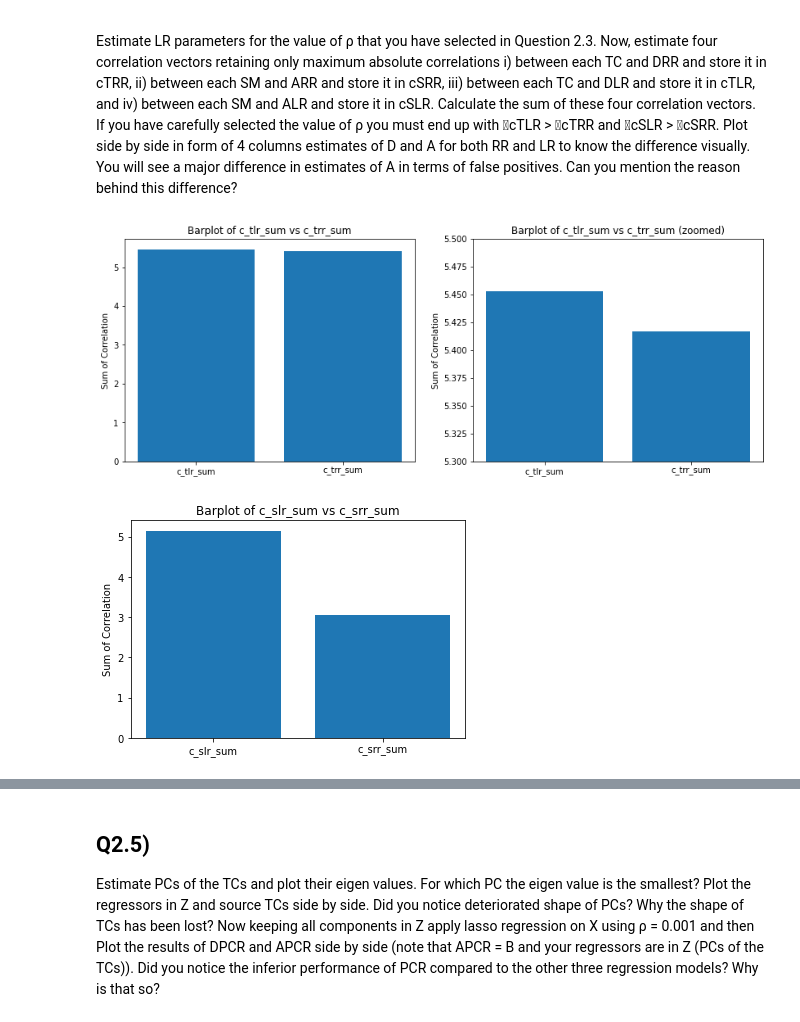
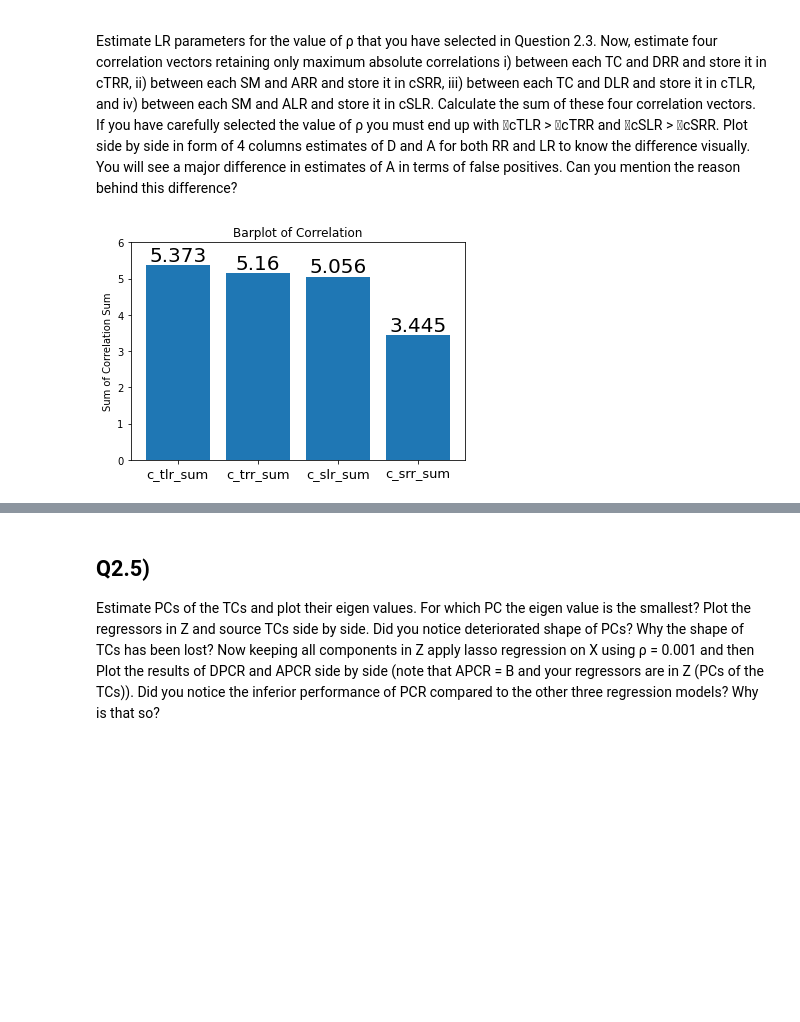
Before and after one commit to tzhern/MAST30034-Assignment-1, a Jupyter notebook: assignment1.ipynb, the cells around one changed output, grey strips where cells are left out. Cells and saved outputs as stored; diff of their text form; code cells hidden in the pictures; blank space fills up the shorter version.

```diff
--- a/assignment1.ipynb
+++ b/assignment1.ipynb
@@ -236,6 +231,7 @@ D = TC
 
 # Estimate lsr parameters
 A_lsr = inv(D.T @ D) @ D.T @ X
+A_lsr = np.abs(A_lsr)
 D_lsr = X @ A_lsr.T
 
 # Plot six retrieved sources using A_lsr and D_lsr side by side
@@ -403,10 +413,10 @@ for rho in rhos:  # try each rho
         gamma_t = np.random.normal(0, np.sqrt(var_t), size = (TC.shape[0], TC.shape[1]))  # generate noise
         np.random.seed(i + 14)
         gamma_s = np.random.normal(0, np.sqrt(var_s), size = (SM.shape[0], SM.shape[1]))  # generate noise
-        X = (TC + gamma_t) @ (SM + gamma_s)
-        X = scale(X) # standardize X
-        A_lr, D_lr = estimate_lr_params(TC=TC, rho=rho, X=X)
-        MSE += np.sum((X - D_lr @ A_lr)**2)/ (N * V)
+        X_new = (TC + gamma_t) @ (SM + gamma_s)
+        X_new = scale(X_new) # standardize X
+        A_lr, D_lr = estimate_lr_params(TC=TC, rho=rho, X=X_new)
+        MSE += np.sum((X_new - D_lr @ A_lr)**2)/ (N * V)
     MSE = MSE/10
     MSEs.append(MSE)
 
@@ -421,7 +431,9 @@ axs[1].scatter(x=rhos, y=MSEs)
 axs[1].set_title('Scatterplot of MSE average vs ρ (zoomed)')
 axs[1].set_xlabel('ρ')
 axs[1].set_ylabel('Average of MSE')
-axs[1].set_ylim([0, 10])
+axs[1].set_ylim([0, 2])
+
+axs[1].annotate(np.round(min(MSEs), 3), xy=(rhos[np.argmin(MSEs)],min(MSEs)), ha='right', va='top', fontsize=15)
 plt.savefig('plots/q2.3.png')
 plt.show()
 
@@ -437,43 +449,38 @@ Estimate LR parameters for the value of ρ that you have selected in Question 2.
 # %%
 c_trr = []
 c_srr = []
 c_tlr = []
 c_slr = []
 
 rho_opt = rhos[np.argmin(MSEs)] # choose the optimal rho (that results in the lowest MSE)
 A_lr, D_lr = estimate_lr_params(TC=TC, rho=rho_opt, X=X)
 
 # Calculate correlation
 for i in range(TC.shape[1]):
     c_trr.append(np.abs(np.corrcoef(TC[:, i], D_rr[:, i])[0][1]))
     c_srr.append(np.abs(np.corrcoef(SM[i, :], A_rr[i, :])[0][1]))
     c_tlr.append(np.abs(np.corrcoef(TC[:, i], D_lr[:, i])[0][1]))
     c_slr.append(np.abs(np.corrcoef(SM[i, :], A_lr[i, :])[0][1]))
 
 # Sum up the correlation
 c_trr_sum = np.sum(c_trr)
 c_srr_sum = np.sum(c_srr)
 c_tlr_sum = np.sum(c_tlr)
 c_slr_sum = np.sum(c_slr)
 
-fig, axs = plt.subplots(1, 2, figsize=(14,5))
-axs[0].bar(['c_tlr_sum', 'c_trr_sum'], [c_tlr_sum, c_trr_sum], )
-axs[0].set_title('Barplot of c_tlr_sum vs c_trr_sum')
-axs[0].set_ylabel('Sum of Correlation')
-axs[1].bar(['c_tlr_sum', 'c_trr_sum'], [c_tlr_sum, c_trr_sum], )
-axs[1].set_ylabel('Sum of Correlation')
-axs[1].set_title('Barplot of c_tlr_sum vs c_trr_sum (zoomed)')
-axs[1].set_ylim([5.3, 5.5])
+x = ['c_tlr_sum', 'c_trr_sum', 'c_slr_sum', 'c_srr_sum']
+y = [c_tlr_sum, c_trr_sum, c_slr_sum, c_srr_sum]
+plt.bar(x, y)
+plt.title('Barplot of Correlation')
+plt.ylim([0, 6])
+plt.ylabel('Sum of Correlation Sum')
+plt.xticks(fontsize=13)
+for i in range(len(x)):
+    plt.annotate(np.round(y[i],3), xy=(x[i],y[i]), ha='center', va='bottom', fontsize=20)
+
 plt.savefig('plots/q2.4a.png')
 plt.show()
-
-plt.bar(['c_slr_sum', 'c_srr_sum'], [c_slr_sum, c_srr_sum])
-plt.title('Barplot of c_slr_sum vs c_srr_sum')
-plt.ylabel('Sum of Correlation')
-plt.savefig('plots/q2.4b.png')
-plt.show()
 # %% [output]
-[figure, old version]
+[figure, new version]
-[figure, removed]
 # %%
 # Plot side by side in form of 4 columns estimates of D and A for both RR and LR
```
Also changed, not shown: parts of 13 cells of this notebook, 15 other files.
